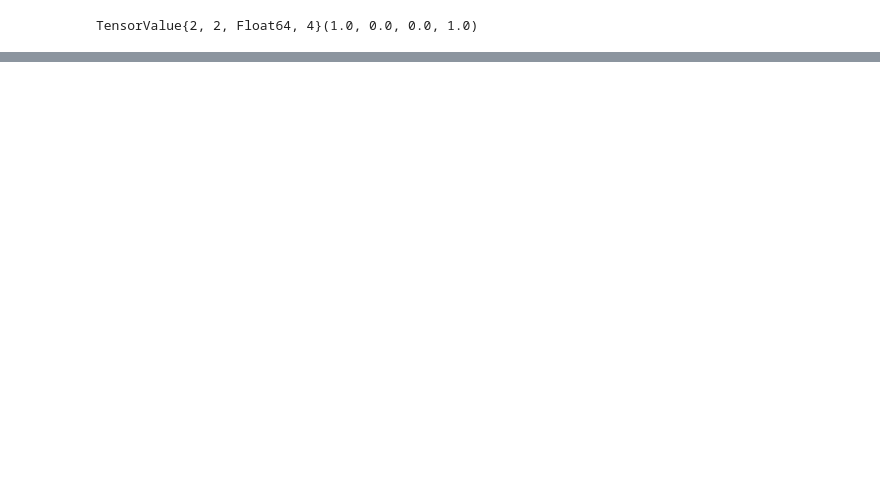
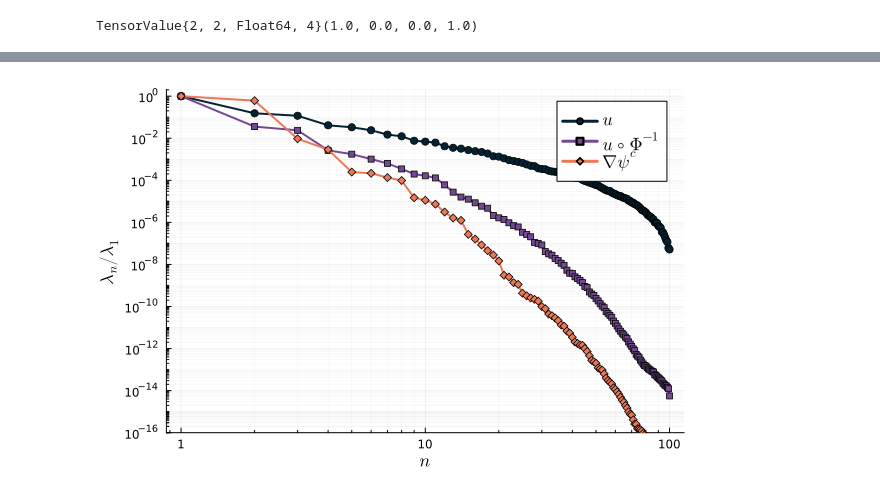
Before and after one commit to ToBlick/OptimalMappings, a Jupyter notebook: notebooks/Ex1_heat_equation.ipynb, the cells around one changed output, grey strips where cells are left out. Cells and saved outputs as stored; diff of their text form; code cells hidden in the pictures; blank space fills up the shorter version.

```diff
--- a/notebooks/Ex1_heat_equation.ipynb
+++ b/notebooks/Ex1_heat_equation.ipynb
@@ -418,13 +0,0 @@ UndefVarError: UndefVarError: evdψ not defined
-# %%
-# obtain the transport modes
-ξᶜ = []
-for i in 1:m
-    fv = zero_free_values(Ψ) # dof vector
-    for j in eachindex(uₕ)
-        fv_j = get_free_dof_values(ψᶜ[j])
-        fv .+= fv_j * evdψ.vectors[j,i]
-    end
-    fv ./= sqrt(evdψ.values[i])
-    _ξᶜ = FEFunction(Ψ,fv)
-    push!(ξᶜ, _ξᶜ)
-end
@@ -435,7 +0,0 @@ Test Passed
-# %%
-# plot some transport modes
-x_cord = 0:0.1:1
-plts = []
-for i in 1:(minimum((m,4)))
-    push!(plts, contourf(x_cord,x_cord, (x,y) -> ξᶜ[i](Point(x,y)) - ξᶜ[i](Point(0.5,0.5)) ))
-end
@@ -484,0 +92,6 @@ Statistics.mean(L2_ψ), Statistics.std(L2_ψ; corrected=false), maximum(L2_ψ)
+# %%
+### Training set
+
+Random.seed!(1234)
+μ̄ = trainparameterset(nₛ, μ_max, μ_min)
+uₕ = snapshots(f, μ̄, V₂, U₂, dΩ);
@@ -948,0 +301,13 @@ n, 0, nₘ, m
+# %%
+### Plot eigenvalue decay
+
+nₚ = minimum((nₛ,100))
+cpal = palette(:thermal, 4);
+plot(abs.(evd.values[1:nₚ]) ./ evd.values[1], yaxis = :log, minorgrid = true, xaxis = :log,
+yticks = 10.0 .^ (-16:2:0), xticks = ( [1,10,100], string.([1,10,100]) ),
+linewidth=2, marker = :circle, xlabel = L"n", ylabel = L"\lambda_n / \lambda_1", ylim = (1e-16,2), label = L"u", color = cpal[1],
+legendfontsize=12, tickfontsize=8, xguidefontsize=12, yguidefontsize=12)
+plot!(abs.(evdT.values[1:nₚ]) ./ evdT.values[1], linewidth=2, marker = :square, markersize = 3, label = L"u \circ \Phi^{-1}", color = cpal[2])
+plot!(abs.(evdψ.values[1:nₚ]) ./ evdψ.values[1], linewidth=2, marker = :diamond, label = L"\nabla \psi^c", color = cpal[3])
+# %% [output]
+[figure, added]
```
Also changed, not shown: parts of 123 cells of this notebook, 4 other files.
